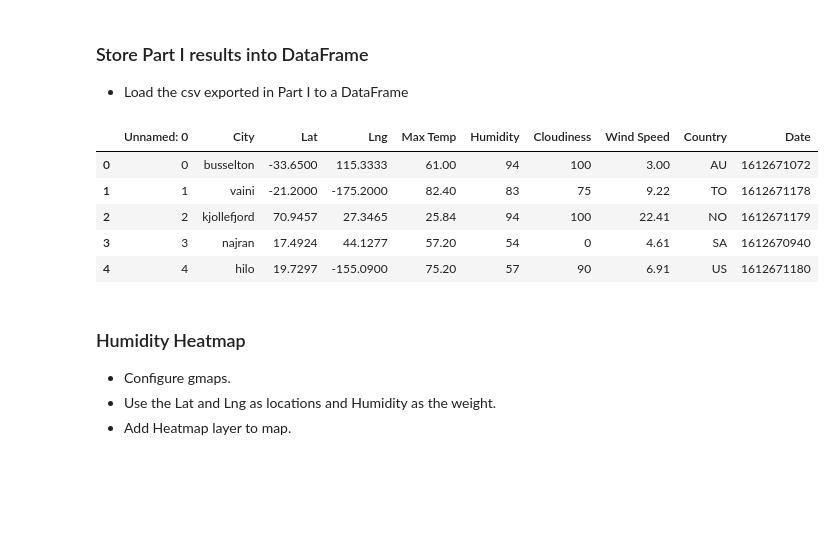
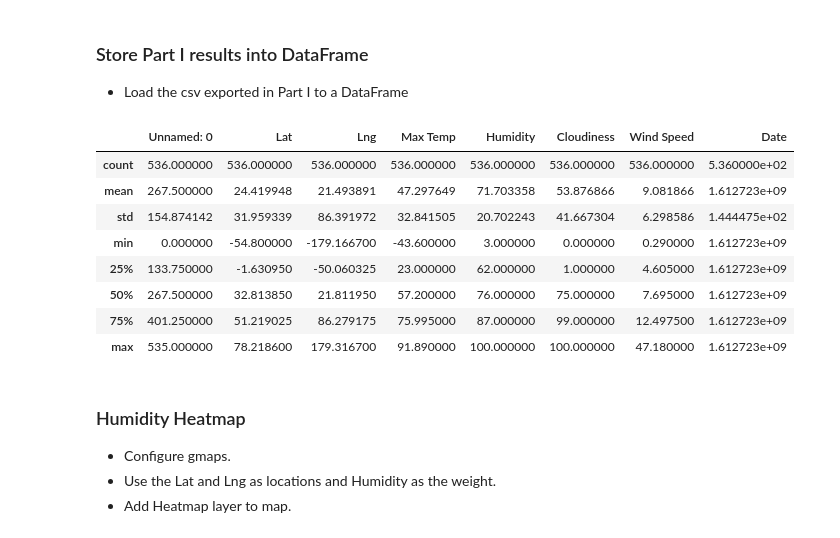
Before and after one commit to kenjyeh/python-api-challenge, a Jupyter notebook: VacationPy.ipynb, the cells around one changed output. Cells and saved outputs as stored; diff of their text form; code cells hidden in the pictures; blank space fills up the shorter version.

```diff
--- a/VacationPy.ipynb
+++ b/VacationPy.ipynb
@@ -24,15 +24,18 @@ from api_keys import g_key
 # %%
 cities_csv = "../python-api-challenge/output_data/cities.csv"
 cities_weather_df = pd.read_csv(cities_csv)
 
-cities_weather_df.head()
+cities_weather_df.describe()
 # %% [output]
-|  | Unnamed: 0 | City | Lat | Lng | Max Temp | Humidity | Cloudiness | Wind Speed | Country | Date |
-| 0 | 0 | busselton | -33.6500 | 115.3333 | 61.00 | 94 | 100 | 3.00 | AU | 1612671072 |
-| 1 | 1 | vaini | -21.2000 | -175.2000 | 82.40 | 83 | 75 | 9.22 | TO | 1612671178 |
-| 2 | 2 | kjollefjord | 70.9457 | 27.3465 | 25.84 | 94 | 100 | 22.41 | NO | 1612671179 |
-| 3 | 3 | najran | 17.4924 | 44.1277 | 57.20 | 54 | 0 | 4.61 | SA | 1612670940 |
-| 4 | 4 | hilo | 19.7297 | -155.0900 | 75.20 | 57 | 90 | 6.91 | US | 1612671180 |
+|  | Unnamed: 0 | Lat | Lng | Max Temp | Humidity | Cloudiness | Wind Speed | Date |
+| count | 536.000000 | 536.000000 | 536.000000 | 536.000000 | 536.000000 | 536.000000 | 536.000000 | 5.360000e+02 |
+| mean | 267.500000 | 24.419948 | 21.493891 | 47.297649 | 71.703358 | 53.876866 | 9.081866 | 1.612723e+09 |
+| std | 154.874142 | 31.959339 | 86.391972 | 32.841505 | 20.702243 | 41.667304 | 6.298586 | 1.444475e+02 |
+| min | 0.000000 | -54.800000 | -179.166700 | -43.600000 | 3.000000 | 0.000000 | 0.290000 | 1.612723e+09 |
+| 25% | 133.750000 | -1.630950 | -50.060325 | 23.000000 | 62.000000 | 1.000000 | 4.605000 | 1.612723e+09 |
+| 50% | 267.500000 | 32.813850 | 21.811950 | 57.200000 | 76.000000 | 75.000000 | 7.695000 | 1.612723e+09 |
+| 75% | 401.250000 | 51.219025 | 86.279175 | 75.995000 | 87.000000 | 99.000000 | 12.497500 | 1.612723e+09 |
+| max | 535.000000 | 78.218600 | 179.316700 | 91.890000 | 100.000000 | 100.000000 | 47.180000 | 1.612723e+09 |
 # %% [markdown]
 ### Humidity Heatmap
 * Configure gmaps.
```
Also changed, not shown: parts of 4 cells of this notebook, 8 other files.
